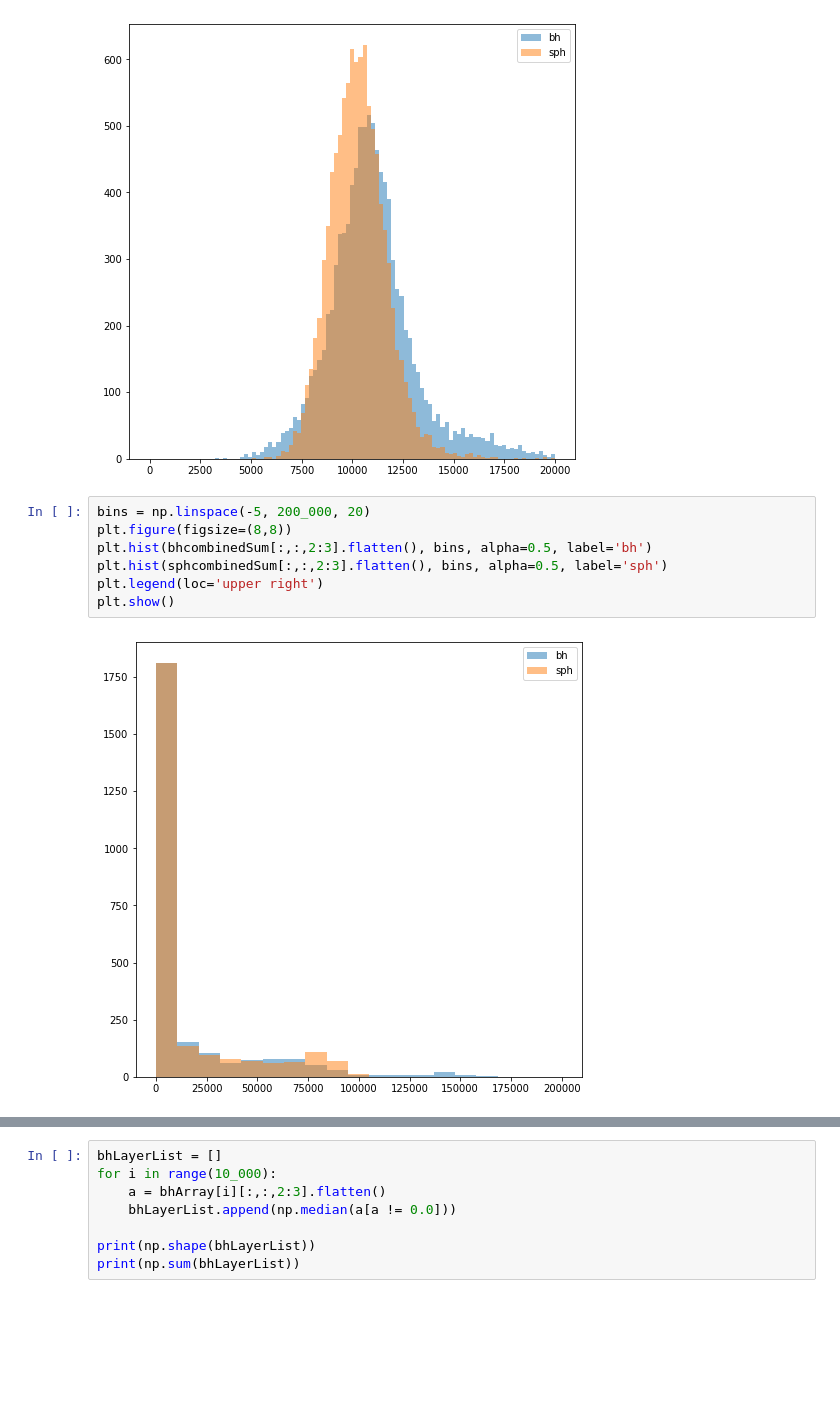
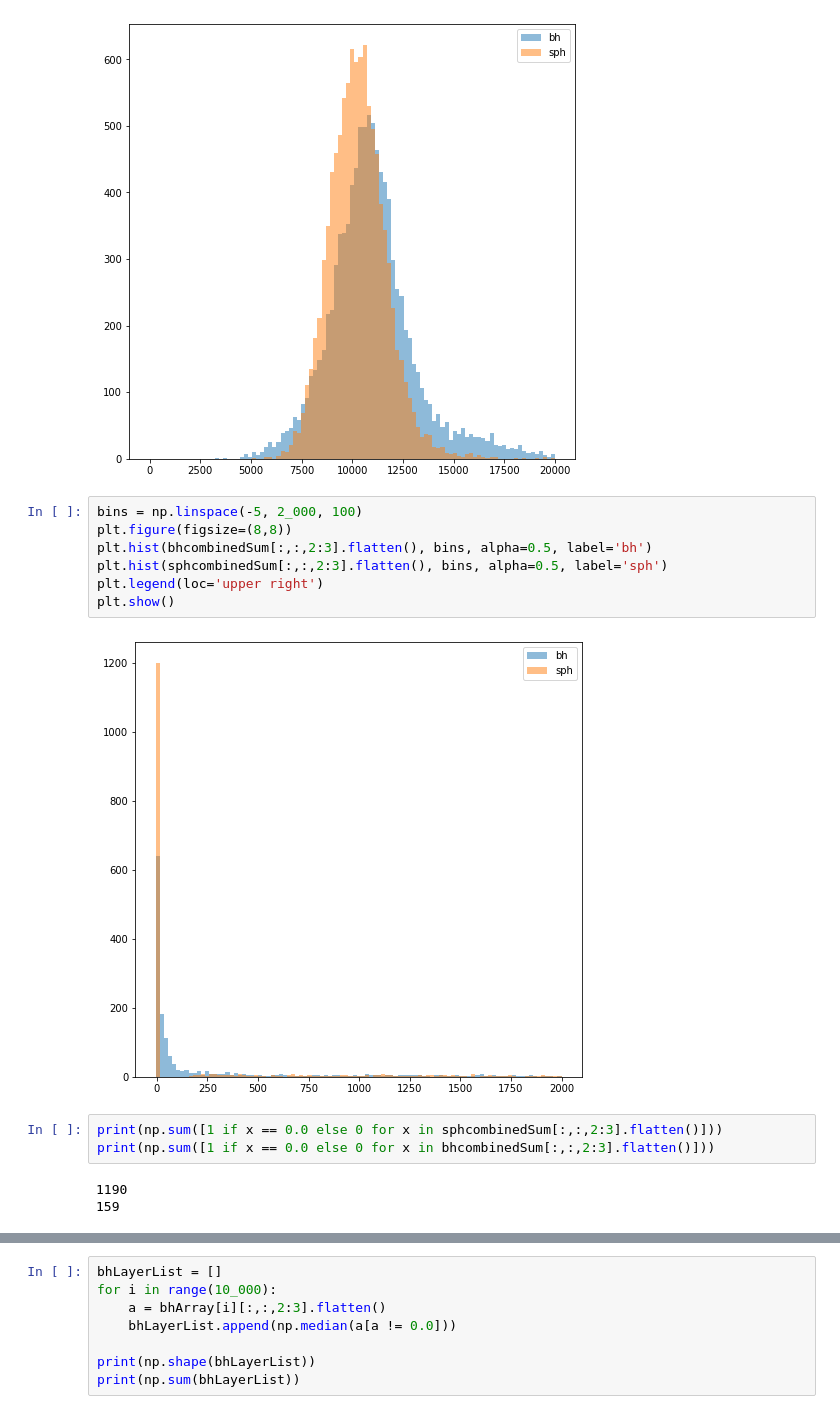
Before and after one commit to 591291-hvl/Bachelor, a Jupyter notebook: Code/notebooks/Tester/heatmap.ipynb, the cells around one changed output, grey strips where cells are left out. Drawn from its saved outputs; the diff is of its cells as text; blank space fills up the shorter version.

```diff
--- a/Code/notebooks/Tester/heatmap.ipynb
+++ b/Code/notebooks/Tester/heatmap.ipynb
@@ -192,11 +196,17 @@ plt.show()
 # %% [output]
 [figure]
 # %%
-bins = np.linspace(-5, 200_000, 20)
+bins = np.linspace(-5, 2_000, 100)
 plt.figure(figsize=(8,8))
 plt.hist(bhcombinedSum[:,:,2:3].flatten(), bins, alpha=0.5, label='bh')
 plt.hist(sphcombinedSum[:,:,2:3].flatten(), bins, alpha=0.5, label='sph')
 plt.legend(loc='upper right')
 plt.show()
 # %% [output]
-[figure, old version]
+[figure, new version]
+# %%
+print(np.sum([1 if x == 0.0 else 0 for x in sphcombinedSum[:,:,2:3].flatten()]))
+print(np.sum([1 if x == 0.0 else 0 for x in bhcombinedSum[:,:,2:3].flatten()]))
+# %% [output]
+1190
+159
```
Also changed, not shown: parts of 8 cells of this notebook.
